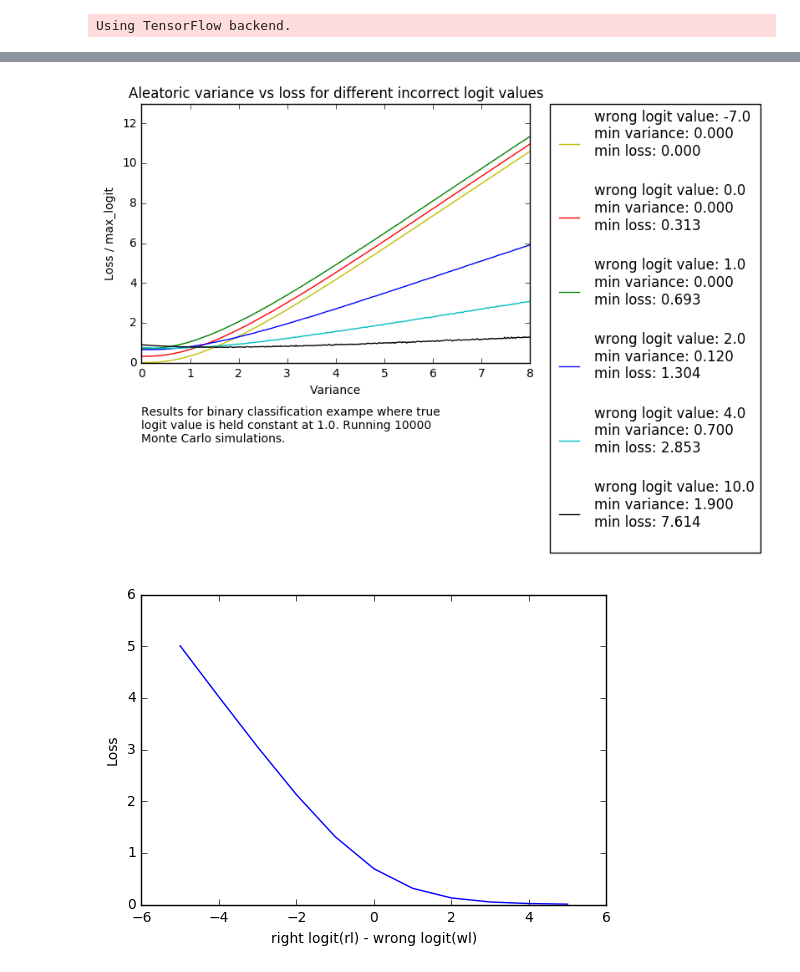
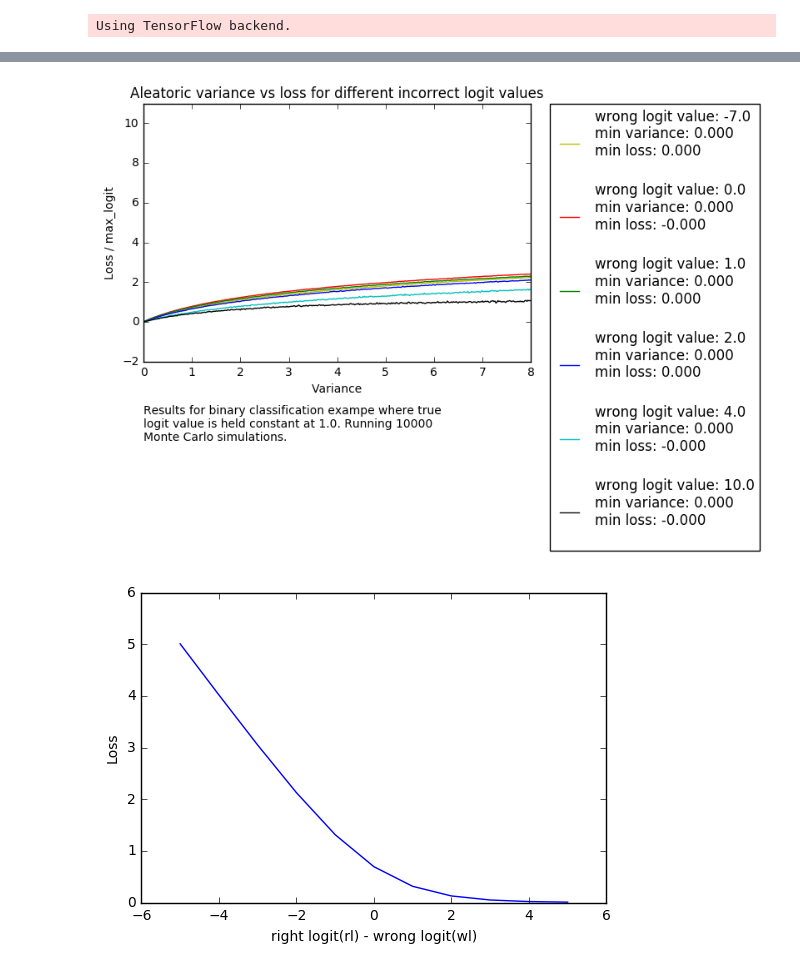
Before and after one commit to kyle-dorman/bayesian-neural-network-blogpost, a Jupyter notebook: analyze_aleatoric_uncertainty.ipynb, the cells around one changed output, grey strips where cells are left out. Drawn from its saved outputs; the diff is of its cells as text; code cells hidden in the pictures.

```diff
--- a/analyze_aleatoric_uncertainty.ipynb
+++ b/analyze_aleatoric_uncertainty.ipynb
@@ -22,8 +22,8 @@ Using TensorFlow backend.
 # returns - loss (N,)
 def bayesian_categorical_crossentropy(T, num_classes):
   def bayesian_categorical_crossentropy_internal(true, pred_var):
-    # shape: (N, C)
-    std = true * K.sqrt(pred_var[:, num_classes:])
+    # shape: (N,)
+    std = K.sqrt(pred_var[:, num_classes:])
     # shape: (N,)
     variance = pred_var[:, num_classes] + K.ones_like(pred_var[:, num_classes])
     # shape: (N, C)
@@ -33,8 +33,8 @@ def bayesian_categorical_crossentropy(T, num_classes):
     dist = distributions.Normal(loc=K.zeros_like(std), scale=std)
     # shape: (N,)
     undistorted_loss = K.categorical_crossentropy(pred, true, from_logits=True)
-    monte_carlo_results = K.map_fn(gaussian_categorical_crossentropy(true, pred, dist, undistorted_loss), iterable, name='monte_carlo_results')
-    return K.mean(monte_carlo_results, axis=0) * undistorted_loss + undistorted_loss + K.pow(K.log(variance), 3)
+    monte_carlo_results = K.map_fn(gaussian_categorical_crossentropy(true, pred, dist, undistorted_loss, num_classes), iterable, name='monte_carlo_results')
+    return K.mean(monte_carlo_results, axis=0) * undistorted_loss + K.pow(K.log(variance), 3)
   return bayesian_categorical_crossentropy_internal
 
 # for a single monte carlo simulation,
@@ -46,9 +46,10 @@ def bayesian_categorical_crossentropy(T, num_classes):
 # dist - normal distribution to sample from. Shape: (N, C)
 # undistorted_loss - the crossentropy loss without variance distortion. Shape: (N,)
 # returns - total differences for all classes (N,)
-def gaussian_categorical_crossentropy(true, pred, dist, undistorted_loss):
+def gaussian_categorical_crossentropy(true, pred, dist, undistorted_loss, num_classes):
   def map_fn(i):
-    distorted_loss = K.categorical_crossentropy(pred + dist.sample(1), true, from_logits=True)
+    std_samples = K.transpose(dist.sample(num_classes))
+    distorted_loss = K.categorical_crossentropy(pred + std_samples, true, from_logits=True)
     diff = undistorted_loss - distorted_loss
     return -K.elu(diff)
   return map_fn
@@ -136,31 +138,31 @@ idx: 40 logit value: 11.0 variance: 1.920000001 loss: 8.3416 fc'-fc: 10.0
 # %%
 def plot_variance_loss(idxs):
   colors = ['y', 'r', 'g', 'b', 'c', 'k']
   lines = []
   losses = []
   for i in range(len(idxs)):
     idx = idxs[i]
     min_var_idx = np.argmin(Z[:,idx])
     min_var = Y[min_var_idx,idx]
     min_loss = Z[min_var_idx,idx]
-    loss = Z[:,idx]/max(X[0,idx], 1.0)
+    loss = Z[:,idx]#/max(X[0,idx], 1.0)
     losses.append(loss)
     legend_label = 'wrong logit value: {0:}\nmin variance: {1:.3f}\nmin loss: {2:.3f}\n'.format(X[0,idx], min_var, min_loss)
     line, = plt.plot(Y[:,idx], loss, colors[i], label=legend_label)
     lines.append(line)
 
   plt.xlabel('Variance')
   plt.ylabel('Loss / max_logit')
-  plt.axis([0, 8, 0.0, 13.0])
+  plt.axis([0, 8, -2.0, 11.0])
   plt.legend(handles=lines, bbox_to_anchor=(1.05, 1), loc=2, borderaxespad=0.)
   plt.title('Aleatoric variance vs loss for different incorrect logit values')
-  plt.text(0, -4, 'Results for binary classification exampe where true\nlogit value is held constant at 1.0. Running 10000\nMonte Carlo simulations.')
+  plt.text(0, -6, 'Results for binary classification exampe where true\nlogit value is held constant at 1.0. Running 10000\nMonte Carlo simulations.')
   plt.savefig('blog_images/aleatoric_variance_loss_function_analysis', bbox_inches='tight')
   plt.show()
 
 plot_variance_loss([4, 18, 20, 22, 26, 38])
 # %% [output]
-[figure, old version]
+[figure, new version]
 # %%
 def bayesian_categorical_crossentropy_values(T, num_classes):
   def bayesian_categorical_crossentropy_internal(true, pred_var):
```
Also changed, not shown: parts of 5 cells of this notebook, 6 other files.
